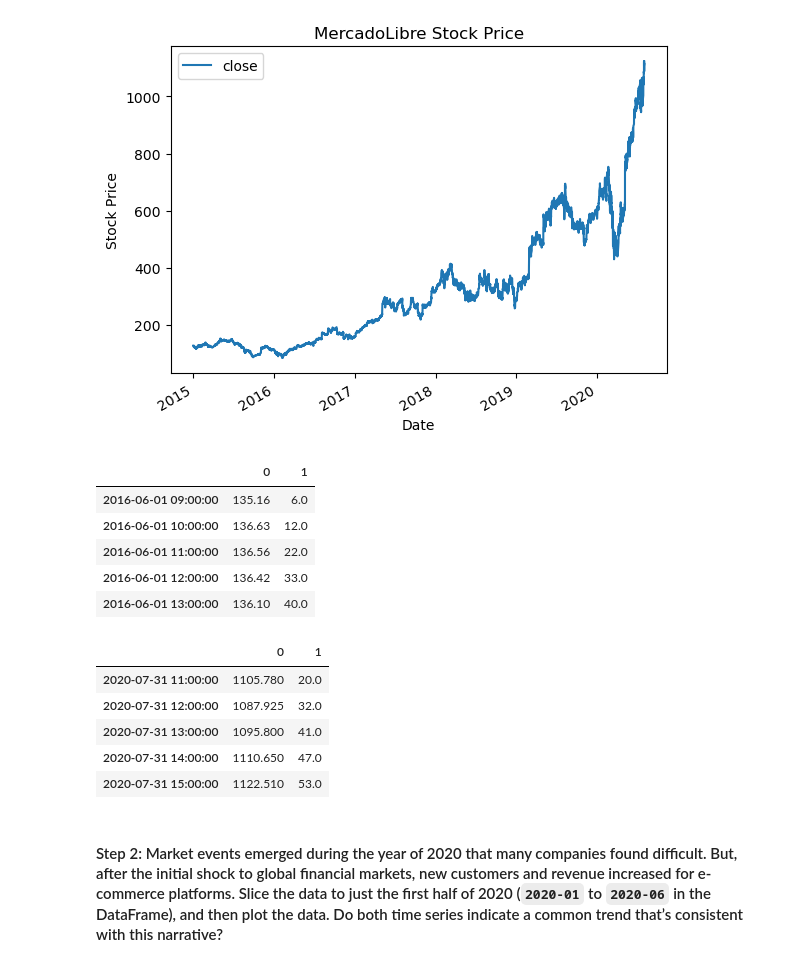
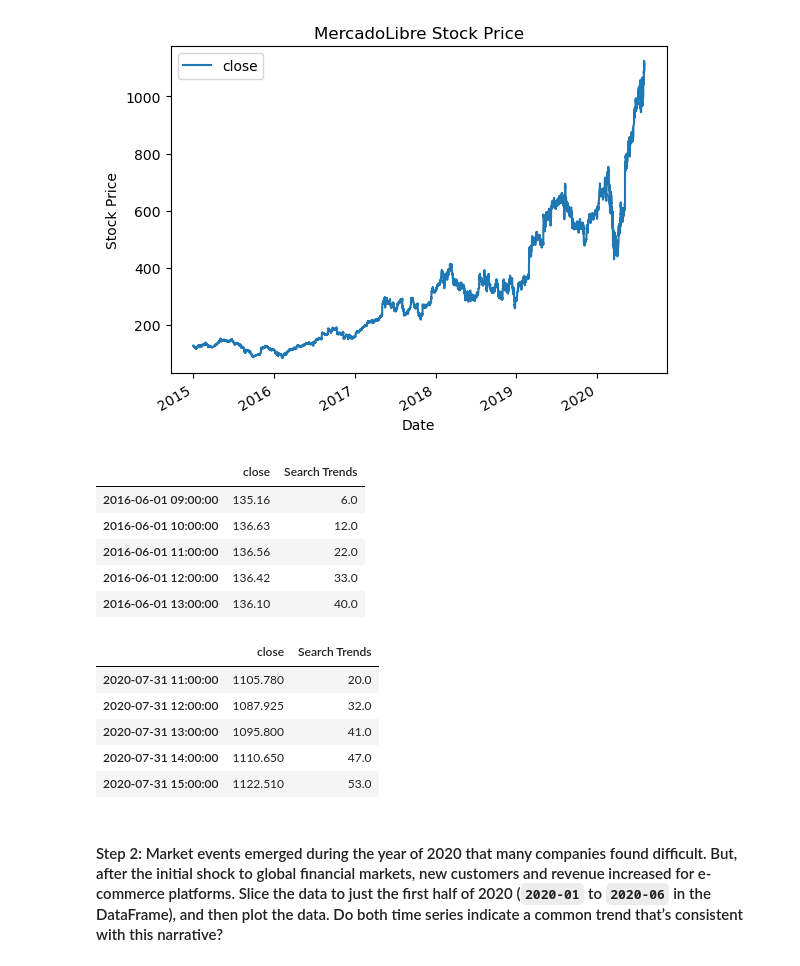
Before and after one commit to robbstenman/prophet-challenge, a Jupyter notebook: forecasting_net_prophet.ipynb, the cells around one changed output. Cells and saved outputs as stored; diff of their text form; code cells hidden in the pictures.

```diff
--- a/forecasting_net_prophet.ipynb
+++ b/forecasting_net_prophet.ipynb
@@ -268,20 +268,20 @@ plt.show()
 # %%
 # Concatenate the df_mercado_stock DataFrame with the df_mercado_trends DataFrame
 # Concatenate the DataFrame by columns (axis=1), and drop and rows with only one column of data
-combined_df = pd.concat([df_mercado_stock, df_mercado_trends], ignore_index=True, axis=1)
-combined_df = combined_df.dropna()
+df_mercado_stock_trends = pd.concat([df_mercado_stock, df_mercado_trends], axis=1)
+df_mercado_stock_trends = df_mercado_stock_trends.dropna()
 
 # View the first and last five rows of the DataFrame
-display(combined_df.head())
-display(combined_df.tail())
+display(df_mercado_stock_trends.head())
+display(df_mercado_stock_trends.tail())
 # %% [output]
-|  | 0 | 1 |
+|  | close | Search Trends |
 | 2016-06-01 09:00:00 | 135.16 | 6.0 |
 | 2016-06-01 10:00:00 | 136.63 | 12.0 |
 | 2016-06-01 11:00:00 | 136.56 | 22.0 |
 | 2016-06-01 12:00:00 | 136.42 | 33.0 |
 | 2016-06-01 13:00:00 | 136.10 | 40.0 |
-|  | 0 | 1 |
+|  | close | Search Trends |
 | 2020-07-31 11:00:00 | 1105.780 | 20.0 |
 | 2020-07-31 12:00:00 | 1087.925 | 32.0 |
 | 2020-07-31 13:00:00 | 1095.800 | 41.0 |
```
Also changed, not shown: parts of 11 cells of this notebook.
